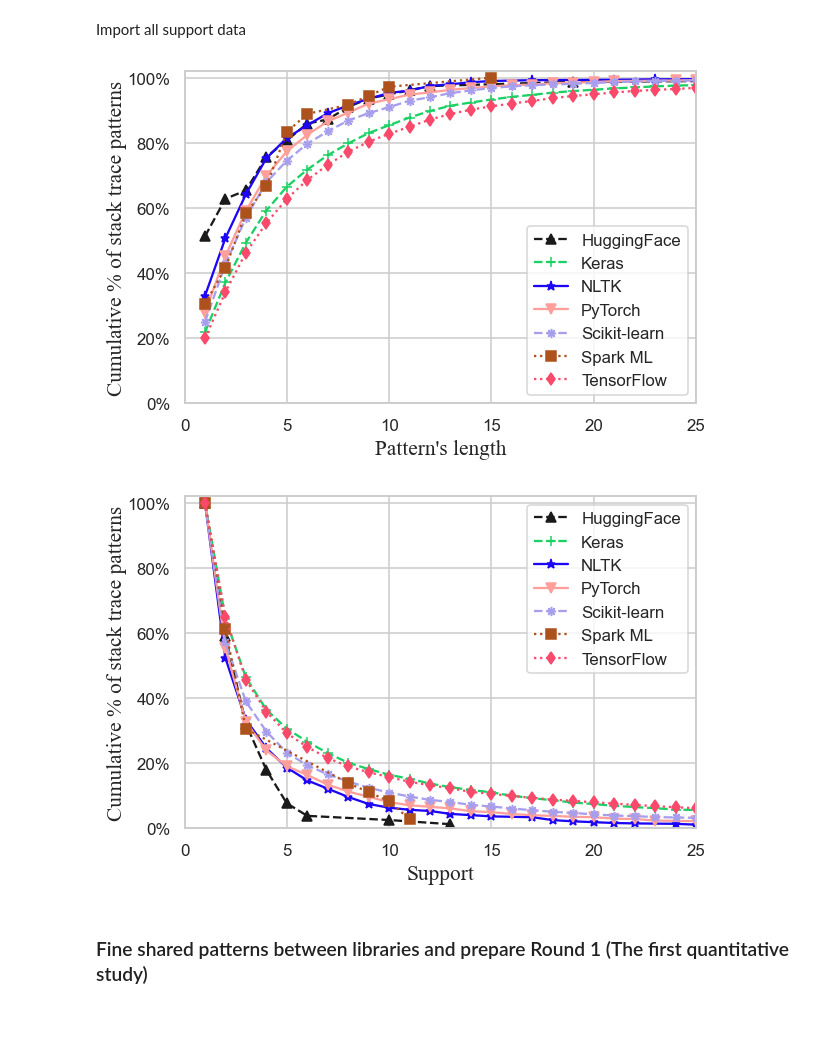
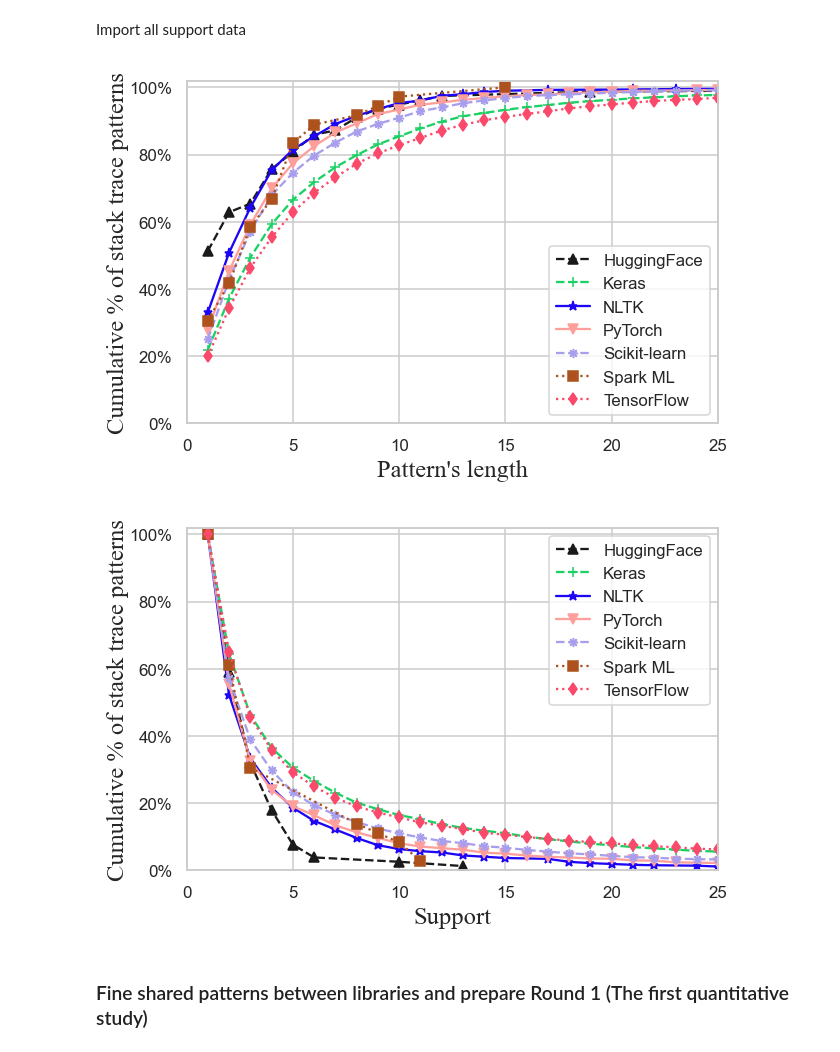
Before and after one commit to mooselab/ML_StackTrace, a Jupyter notebook: project_1_codes/Results.ipynb, the cells around one changed output. Saved outputs shown, nothing was run; the diff lists cells and outputs as text; code cells hidden in the pictures; blank space fills up the shorter version.

```diff
--- a/project_1_codes/Results.ipynb
+++ b/project_1_codes/Results.ipynb
@@ -31,7 +31,7 @@ from collections import Counter
 
 font = FontProperties()
 font.set_family('serif')
-font.set_size(14)
+font.set_size(16)
 font.set_name('Times New Roman')
 
 # pd.options.display.max_colwidth = 500
@@ -2911,25 +2911,26 @@ my_style = [('k', "^", '--'), ('#1bd164', "+", '--'), ('#1D05F5', "*", '-'), ('r
 # %%
 fig = plt.figure(figsize=(6, 4), dpi=110)
 ax1 = fig.add_subplot(111)
 
 plt_lst = []
 for x, y, l, s in zip(total_result_win_x, total_result_win_y, label, my_style):
     plt_lst.append(ax1.plot(x, y, label=l, c=s[0], marker=s[1], ls=s[2]))
 
 ax1.legend(loc='lower right')
 ax1.set_xlabel('Pattern\'s length', fontproperties=font)
 ax1.set_ylabel('Cumulative % of stack trace patterns', labelpad=0, fontproperties=font)
 # ax1.set_title('RQ2')
 
 ax1.axis(ymin=0, ymax=102)
 ax1.axis(xmin=0, xmax=25)
 ax1.yaxis.set_major_formatter(mtick.PercentFormatter())
 
 plt.grid(True)
+fig.tight_layout()
 plt.savefig('./Result/length_rq2.pdf')
 plt.show()
 # %% [output]
-[figure, old version]
+[figure, new version]
 # %%
 total_result_sup_x = [dic_hug_sup["x"],
                       dic_keras_sup["x"],
@@ -2969,10 +2970,11 @@ ax1.axis(xmin=0, xmax=25)
 ax1.yaxis.set_major_formatter(mtick.PercentFormatter())
 
 plt.grid(True)
+fig.tight_layout()
 plt.savefig('./Result/sup_rq2.pdf')
 plt.show()
 # %% [output]
-[figure, old version]
+[figure, new version]
 # %% [markdown]
 ### Fine shared patterns between libraries and prepare Round 1 (The first quantitative study)
 # %% [markdown]
```
Also changed, not shown: parts of 26 cells of this notebook, 18 other files.
